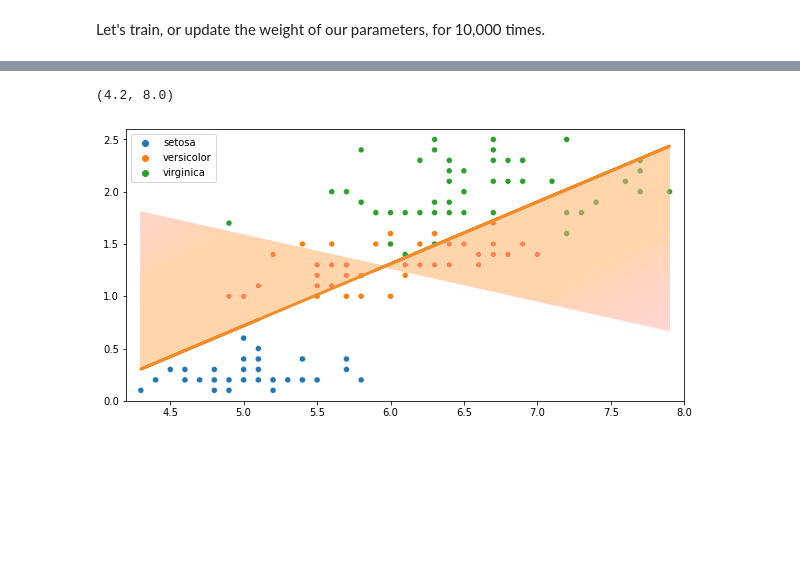
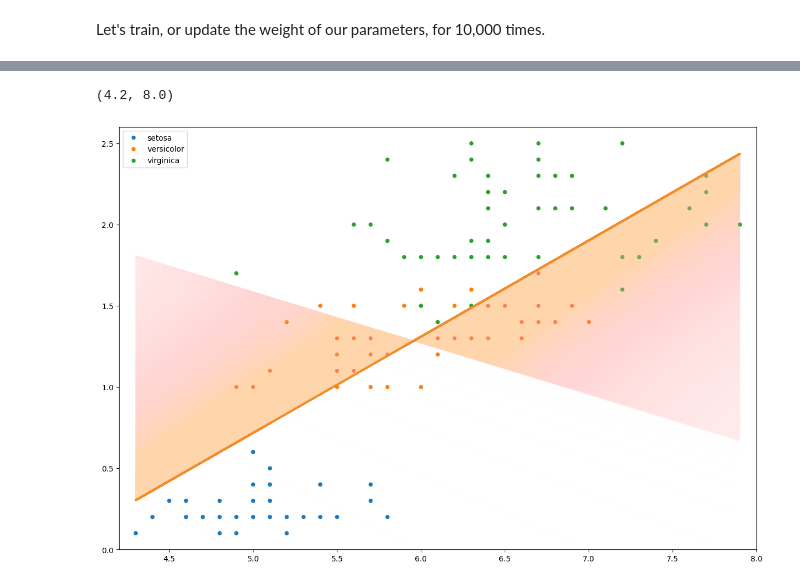
Before and after one commit to bsraya/optimization-algorithms, a Jupyter notebook: bgd.ipynb, the cells around one changed output, grey strips where cells are left out. Cells and saved outputs as stored; diff of their text form; code cells hidden in the pictures; blank space fills up the shorter version.

```diff
--- a/bgd.ipynb
+++ b/bgd.ipynb
@@ -62,32 +55,32 @@ With $y = -3.200215 + 0.75291757 \cdot x_i$, the Mean Squared error is $0.191015
 # %% [markdown]
 # 1. Gradient Descent
 # %%
-def predict(intercept, coefficient, dataset):
-    return np.array([intercept + coefficient * x for x in dataset])
+def predict(intercept: int, coefficient: int, x: np.array) -> np.array:
+    return intercept + coefficient * x
 
-def gd(x, y, epochs, df, alpha = 0.01):
+def gd(x, y, df, epochs = 10000, alpha = 0.01):
     intercept, coefficient = 2.0, -7.5
+    length = len(x)
     predictions = predict(intercept, coefficient, x)
-    sum_error = np.sum((predictions - y) ** 2) / (2 * len(x))
-    df.loc[0] = [intercept, coefficient, sum_error]
+    error = predictions - y
+    mse = np.sum(error ** 2) / (2 * length)
+    df.loc[0] = [intercept, coefficient, mse]
+
     for epoch in range(1, epochs):
         predictions = predict(intercept, coefficient, x)
-        b0_error = (1/len(x)) * np.sum(predictions - y)
-        b1_error = (1/len(x)) * np.sum((predictions - y) * x)
+        error = predictions - y
+        b0_error = np.sum(error) / length
+        b1_error = np.sum(error * x) / length
         intercept = intercept - alpha * b0_error
         coefficient = coefficient - alpha * b1_error
-        sum_error = np.sum((predictions - y) ** 2) / (2 * len(x))
-        df.loc[epoch] = [intercept, coefficient, sum_error]
-        sum_error = 0
+        mse = np.sum(error ** 2) / (2 * length)
+        df.loc[epoch] = [intercept, coefficient, mse]
+
     return df
 # %% [markdown]
 Let's train, or update the weight of our parameters, for 10,000 times.
 # %%
 epochs = 10000
-total = epochs - 1
-half = int(epochs / 2) - 1
-quarter = int(epochs / 4) - 1
-
-gd_loss = pd.DataFrame(columns=['intercept', 'coefficient', 'sum_error'])
-gd_loss = gd(sepal_length, petal_width, epochs = epochs, df = gd_loss)
+gd_loss = pd.DataFrame(columns=['intercept', 'coefficient', 'mse'])
+gd_loss = gd(sepal_length, petal_width, gd_loss, epochs = epochs)
 # %%
@@ -129,33 +111,33 @@ ax[1].legend(fancybox=True, framealpha=1, shadow=True, borderpad=1)
 # %%
-plt.figure(figsize=(10,5))
+plt.figure(figsize=(15, 10))
 
 sns.scatterplot(
     x = sepal_length,
     y = petal_width,
     hue = species_names
 )
 
 for i in range(0, epochs-1):
     plt.plot(
         sepal_length,
         gd_loss['intercept'].loc[i] + gd_loss['coefficient'].loc[i] * sepal_length,
         color = '#ffd5ab',
         linestyle = '-',
         lw = 1,
         alpha = 0.01
     )
 
 plt.plot(
     sepal_length,
     gd_loss['intercept'].loc[epochs-1] + gd_loss['coefficient'].loc[epochs-1] * sepal_length,
     color = '#f28c28',
     lw = 3,
     linestyle = '-'
 )
 
 plt.ylim(0, max(petal_width) + 0.1)
 plt.xlim(min(sepal_length) - 0.1, max(sepal_length) + 0.1)
 # %% [output]
 (4.2, 8.0)
-[figure, old version]
+[figure, new version]
 # %%
```
Also changed, not shown: parts of 8 cells of this notebook, 6 other files.
